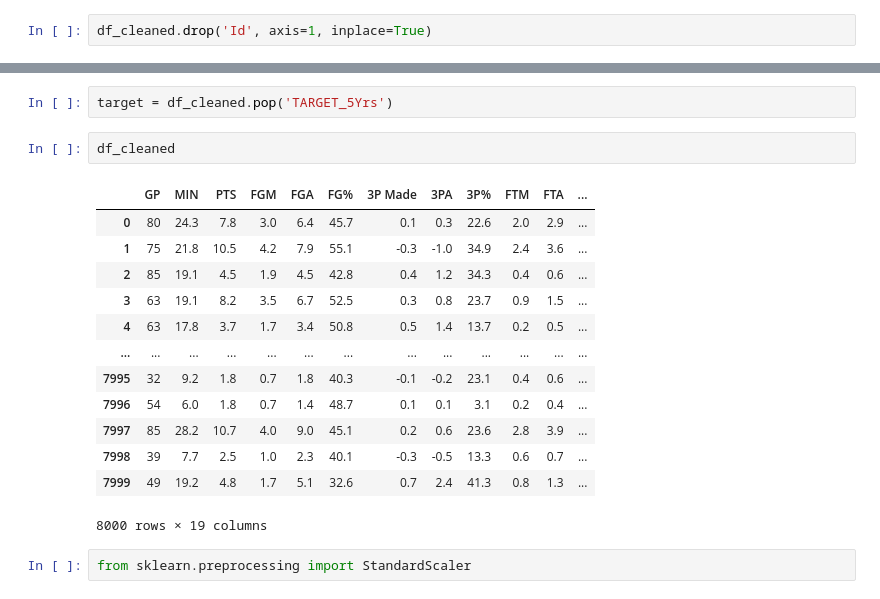
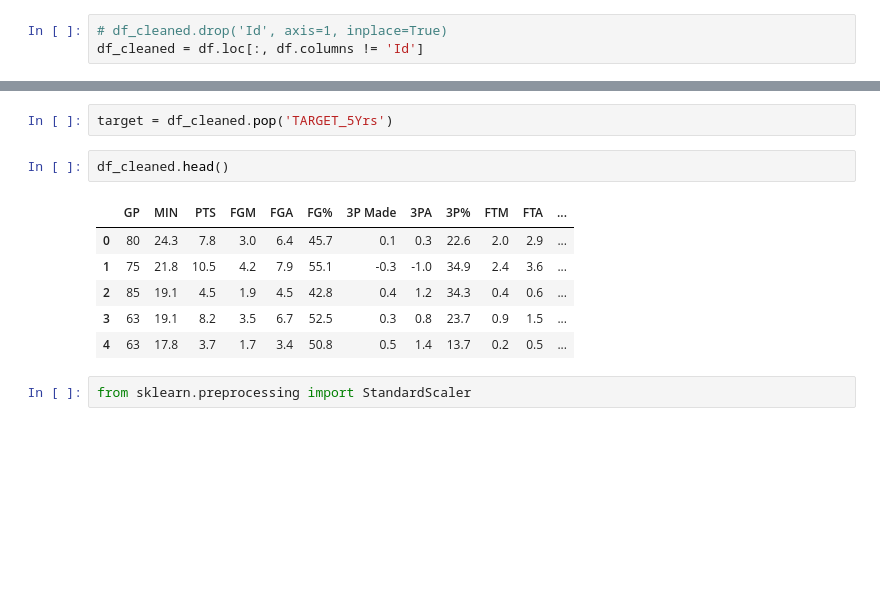
Before and after one commit to jaseuts/nba_career_prediction, a Jupyter notebook: notebooks/murdoch_shannon-14034110-week1.ipynb, the cells around one changed output, grey strips where cells are left out. Saved outputs shown, nothing was run; the diff lists cells and outputs as text; blank space fills up the shorter version.

```diff
--- a/notebooks/murdoch_shannon-14034110-week1.ipynb
+++ b/notebooks/murdoch_shannon-14034110-week1.ipynb
@@ -53,27 +53,21 @@ df.describe()
 # %%
 df_cleaned = df.copy()
 # %%
-df_cleaned.drop('Id', axis=1, inplace=True)
+# df_cleaned.drop('Id', axis=1, inplace=True)
+df_cleaned = df.loc[:, df.columns != 'Id']
 # %%
 df_cleaned.columns = df_cleaned.columns.str.strip()
 # %%
 target = df_cleaned.pop('TARGET_5Yrs')
-# %%
-df_cleaned
-# %% [output]
-|  | GP | MIN | PTS | FGM | FGA | FG% | 3P Made | 3PA | 3P% | FTM | FTA | ... |
-| 0 | 80 | 24.3 | 7.8 | 3.0 | 6.4 | 45.7 | 0.1 | 0.3 | 22.6 | 2.0 | 2.9 | ... |
-| 1 | 75 | 21.8 | 10.5 | 4.2 | 7.9 | 55.1 | -0.3 | -1.0 | 34.9 | 2.4 | 3.6 | ... |
-| 2 | 85 | 19.1 | 4.5 | 1.9 | 4.5 | 42.8 | 0.4 | 1.2 | 34.3 | 0.4 | 0.6 | ... |
-| 3 | 63 | 19.1 | 8.2 | 3.5 | 6.7 | 52.5 | 0.3 | 0.8 | 23.7 | 0.9 | 1.5 | ... |
-| 4 | 63 | 17.8 | 3.7 | 1.7 | 3.4 | 50.8 | 0.5 | 1.4 | 13.7 | 0.2 | 0.5 | ... |
-| ... | ... | ... | ... | ... | ... | ... | ... | ... | ... | ... | ... | ... |
-| 7995 | 32 | 9.2 | 1.8 | 0.7 | 1.8 | 40.3 | -0.1 | -0.2 | 23.1 | 0.4 | 0.6 | ... |
-| 7996 | 54 | 6.0 | 1.8 | 0.7 | 1.4 | 48.7 | 0.1 | 0.1 | 3.1 | 0.2 | 0.4 | ... |
-| 7997 | 85 | 28.2 | 10.7 | 4.0 | 9.0 | 45.1 | 0.2 | 0.6 | 23.6 | 2.8 | 3.9 | ... |
-| 7998 | 39 | 7.7 | 2.5 | 1.0 | 2.3 | 40.1 | -0.3 | -0.5 | 13.3 | 0.6 | 0.7 | ... |
-| 7999 | 49 | 19.2 | 4.8 | 1.7 | 5.1 | 32.6 | 0.7 | 2.4 | 41.3 | 0.8 | 1.3 | ... |
-8000 rows × 19 columns
+# %%
+df_cleaned.head()
+# %% [output]
+|  | GP | MIN | PTS | FGM | FGA | FG% | 3P Made | 3PA | 3P% | FTM | FTA | ... |
+| 0 | 80 | 24.3 | 7.8 | 3.0 | 6.4 | 45.7 | 0.1 | 0.3 | 22.6 | 2.0 | 2.9 | ... |
+| 1 | 75 | 21.8 | 10.5 | 4.2 | 7.9 | 55.1 | -0.3 | -1.0 | 34.9 | 2.4 | 3.6 | ... |
+| 2 | 85 | 19.1 | 4.5 | 1.9 | 4.5 | 42.8 | 0.4 | 1.2 | 34.3 | 0.4 | 0.6 | ... |
+| 3 | 63 | 19.1 | 8.2 | 3.5 | 6.7 | 52.5 | 0.3 | 0.8 | 23.7 | 0.9 | 1.5 | ... |
+| 4 | 63 | 17.8 | 3.7 | 1.7 | 3.4 | 50.8 | 0.5 | 1.4 | 13.7 | 0.2 | 0.5 | ... |
 # %%
 from sklearn.preprocessing import StandardScaler
 # %%
```
Also changed, not shown: parts of 18 cells of this notebook, 1 other file.
